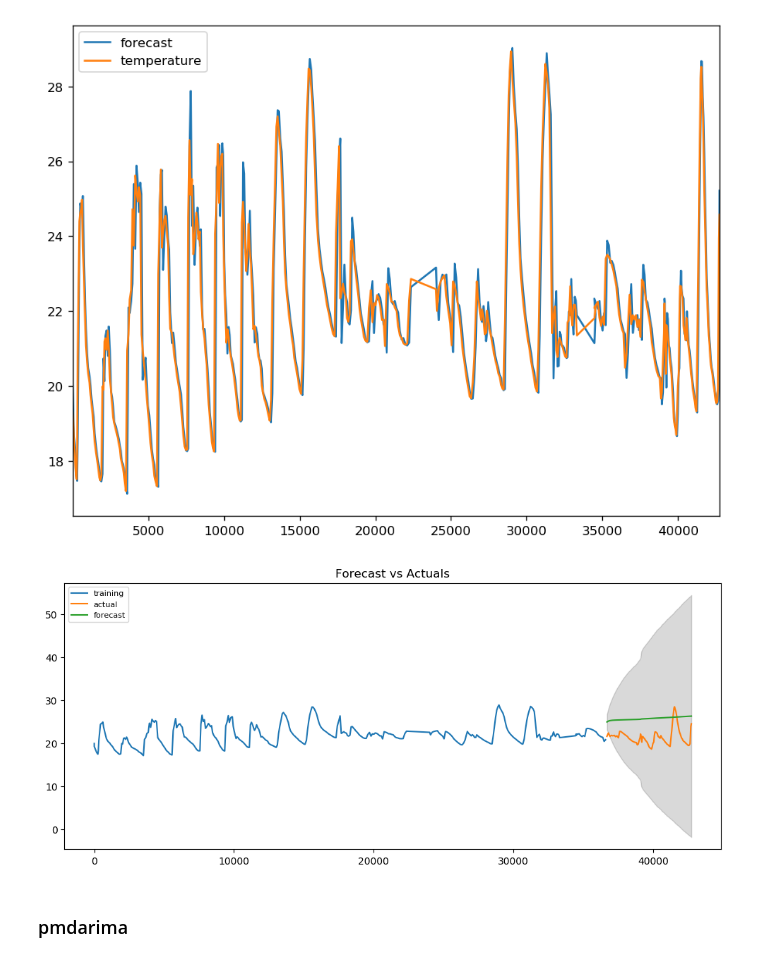
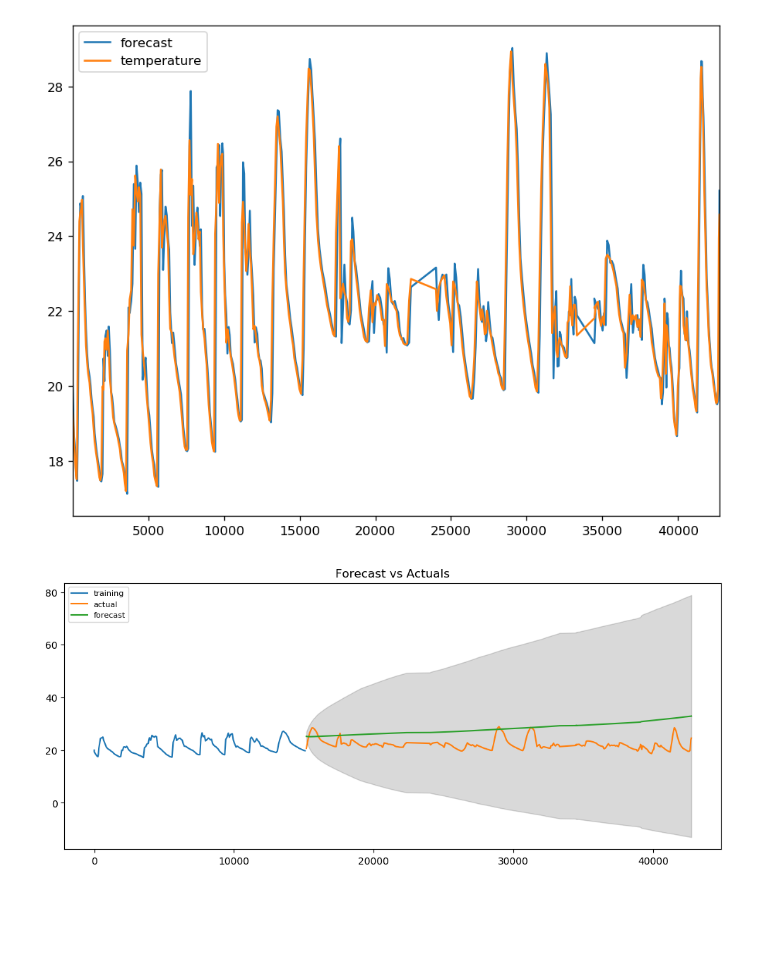
Before and after one commit to swaption2009/capstone, a Jupyter notebook: DEND Capstone Project - Workbook2.ipynb, the cells around one changed output. Cells and saved outputs as stored; diff of their text form; code cells hidden in the pictures; blank space fills up the shorter version.

Commit message:
change ARIMA params

```diff
--- a/DEND Capstone Project - Workbook2.ipynb
+++ b/DEND Capstone Project - Workbook2.ipynb
@@ -204,33 +204,31 @@ plt.show()
 # %% [output]
 [figure]
 # %%
-train = mote1.temperature[:400]
-test = mote1.temperature[400:]
+train = mote1.temperature[:200]
+test = mote1.temperature[200:]
 
 # Build Model
-# model = ARIMA(train, order=(3,2,1))
-model = ARIMA(mote1.temperature, order=(1, 1, 1))
-fitted = model.fit(disp=-1)
+model = ARIMA(mote1.temperature, order=(3,2,1))
+# model = ARIMA(mote1.temperature, order=(1, 1, 1))
+fitted = model.fit(disp=0)
 
 # Forecast
-fc, se, conf = fitted.forecast(100, alpha=0.05)  # 95% conf
+fc, se, conf = fitted.forecast(300, alpha=0.05)  # 95% conf
 
 # Make as pandas series
 fc_series = pd.Series(fc, index=test.index)
 lower_series = pd.Series(conf[:, 0], index=test.index)
 upper_series = pd.Series(conf[:, 1], index=test.index)
 
 # Plot
 plt.figure(figsize=(12,5), dpi=100)
 plt.plot(train, label='training')
 plt.plot(test, label='actual')
 plt.plot(fc_series, label='forecast')
 plt.fill_between(lower_series.index, lower_series, upper_series,
                  color='k', alpha=.15)
 plt.title('Forecast vs Actuals')
 plt.legend(loc='upper left', fontsize=8)
 plt.show()
 # %% [output]
-[figure, old version]
+[figure, new version]
-# %% [markdown]
-### pmdarima
```
Also changed, not shown: parts of 5 cells of this notebook.
